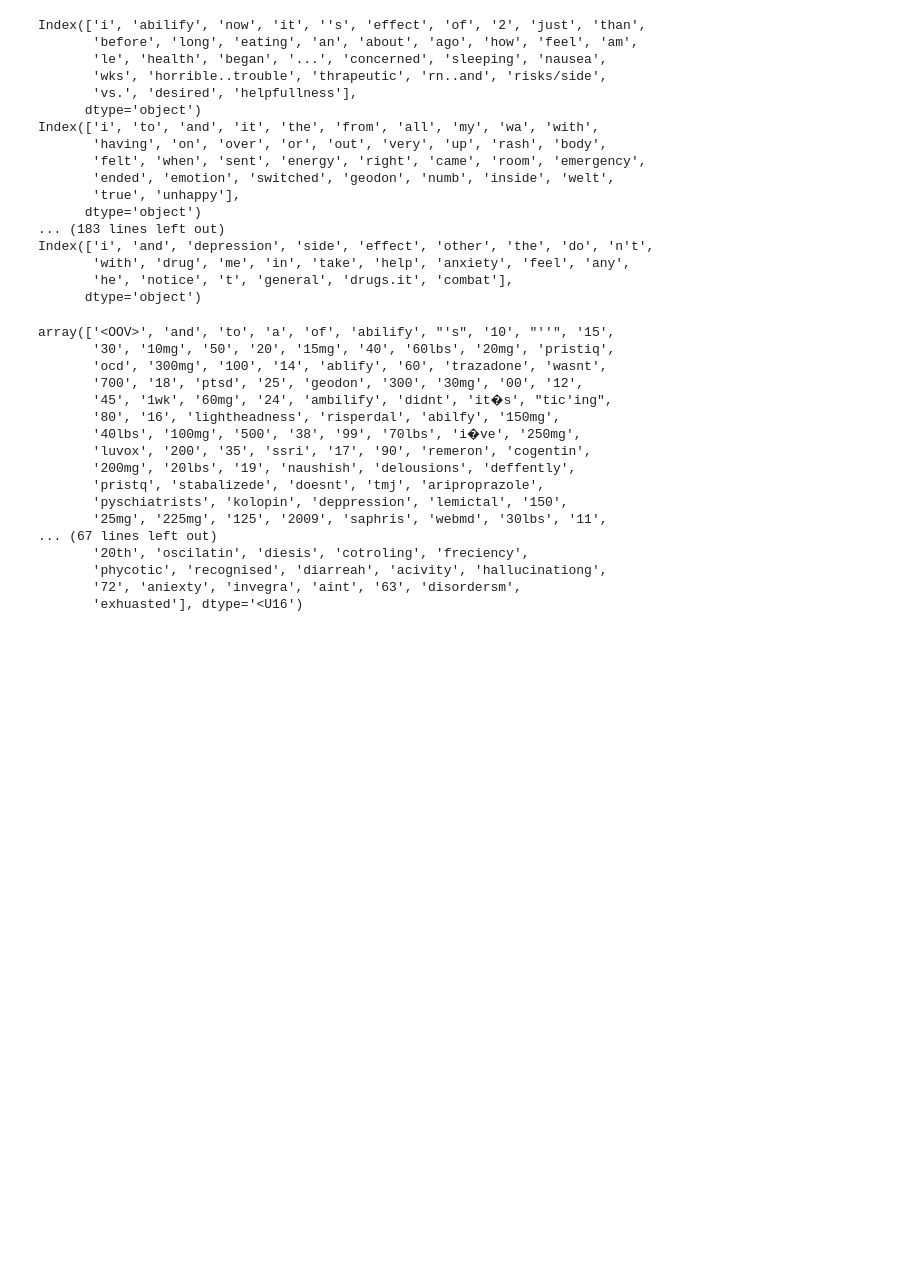
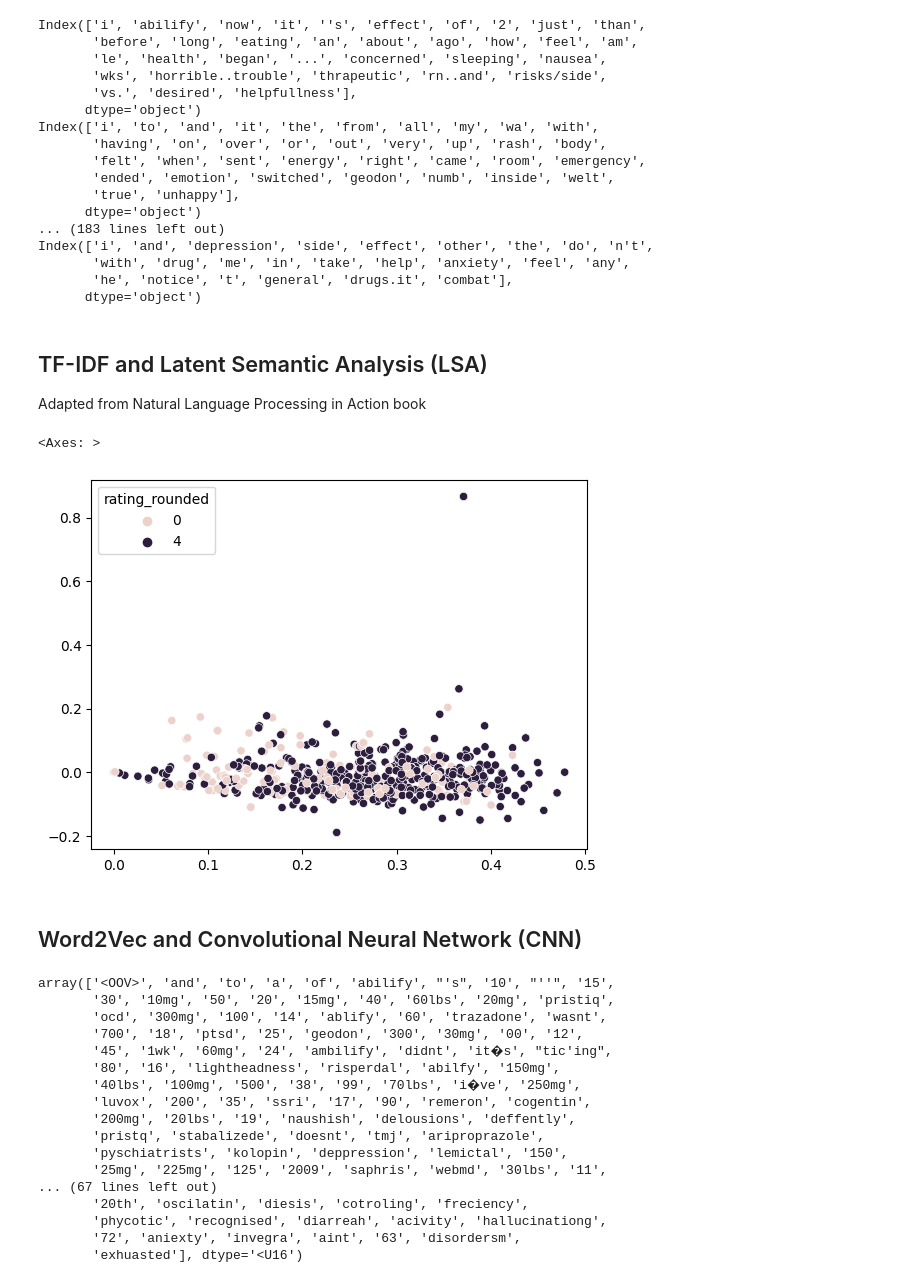
Before and after one commit to sepidehparhami/abilify-ratings, a Jupyter notebook: abilify-ratings.ipynb, the cells around one changed output. Saved outputs shown, nothing was run; the diff lists cells and outputs as text; code cells hidden in the pictures; blank space fills up the shorter version.

```diff
--- a/abilify-ratings.ipynb
+++ b/abilify-ratings.ipynb
@@ -212,6 +227,35 @@ Index(['i', 'and', 'depression', 'side', 'effect', 'other', 'the', 'do', 'n't',
        'with', 'drug', 'me', 'in', 'take', 'help', 'anxiety', 'feel', 'any',
        'he', 'notice', 't', 'general', 'drugs.it', 'combat'],
       dtype='object')
+# %% [markdown]
+## TF-IDF and Latent Semantic Analysis (LSA)
+Adapted from Natural Language Processing in Action book[](http://)
+# %%
+# produce TF-IDF matrix
+
+from sklearn.feature_extraction.text import TfidfVectorizer
+
+extreme_bool = (y == 0) | (y == 4)
+
+tfidf_model = TfidfVectorizer()
+tfidf_matrix = tfidf_model.fit_transform(sentences[extreme_bool])
+# %%
+# perform truncated SVD
+
+from sklearn.decomposition import TruncatedSVD
+
+svd = TruncatedSVD(n_components=16, n_iter=100)
+svd_topic_vectors = svd.fit_transform(tfidf_matrix)
+# %%
+x_coord = np.array([doc[0] for doc in svd_topic_vectors])
+y_coord = np.array([doc[1] for doc in svd_topic_vectors])
+
+sns.scatterplot(x=x_coord, y=y_coord, hue=y[extreme_bool])
+# %% [output]
+<Axes: >
+[figure, added]
+# %% [markdown]
+## Word2Vec and Convolutional Neural Network (CNN)
 # %%
 EMBEDDING_DIM = 300
 
```
Also changed, not shown: parts of 19 cells of this notebook.
